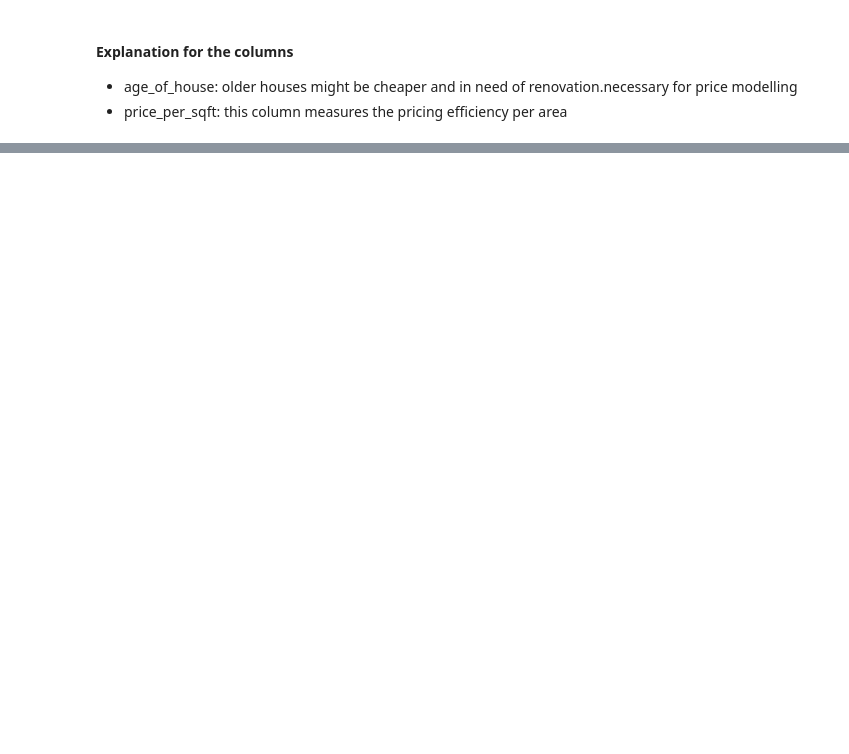
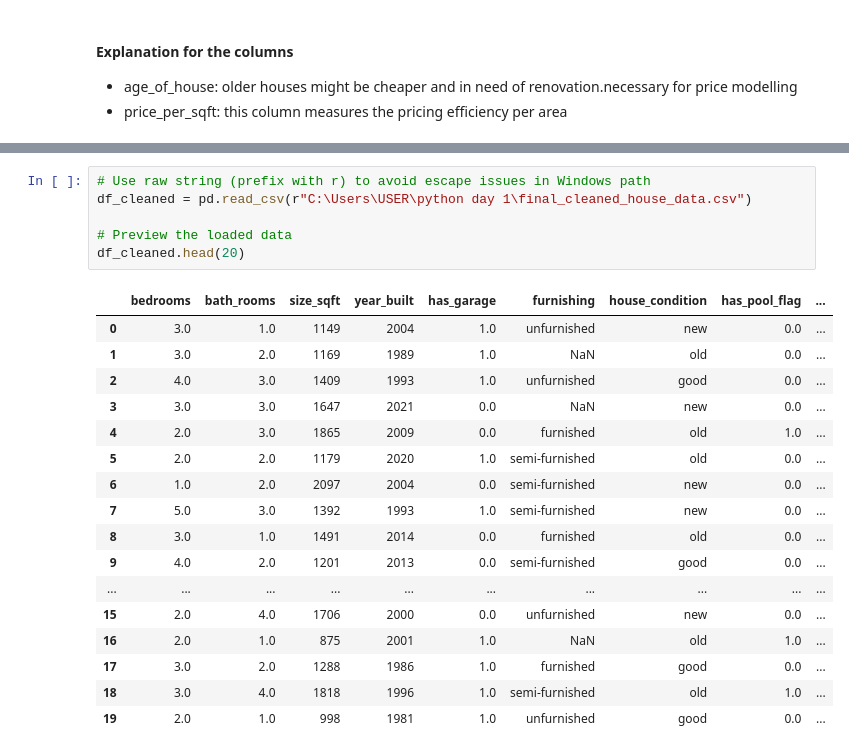
Before and after one commit to anangwemike/assingments, a Jupyter notebook: Python Assignment/House price prediction assignment.ipynb, the cells around one changed output, grey strips where cells are left out. Drawn from its saved outputs; the diff is of its cells as text; blank space fills up the shorter version.

```diff
--- a/Python Assignment/House price prediction assignment.ipynb
+++ b/Python Assignment/House price prediction assignment.ipynb
@@ -273,0 +493,24 @@ df[["year_built", "age_of_house", "size_sqft", "price", "price_per_sqft", "has_g
+# %%
+# Use raw string (prefix with r) to avoid escape issues in Windows path
+df_cleaned = pd.read_csv(r"C:\Users\USER\python day 1\final_cleaned_house_data.csv")
+
+# Preview the loaded data
+df_cleaned.head(20)
+# %% [output]
+|  | bedrooms | bath_rooms | size_sqft | year_built | has_garage | furnishing | house_condition | has_pool_flag | ... |
+| 0 | 3.0 | 1.0 | 1149 | 2004 | 1.0 | unfurnished | new | 0.0 | ... |
+| 1 | 3.0 | 2.0 | 1169 | 1989 | 1.0 | NaN | old | 0.0 | ... |
+| 2 | 4.0 | 3.0 | 1409 | 1993 | 1.0 | unfurnished | good | 0.0 | ... |
+| 3 | 3.0 | 3.0 | 1647 | 2021 | 0.0 | NaN | new | 0.0 | ... |
+| 4 | 2.0 | 3.0 | 1865 | 2009 | 0.0 | furnished | old | 1.0 | ... |
+| 5 | 2.0 | 2.0 | 1179 | 2020 | 1.0 | semi-furnished | old | 0.0 | ... |
+| 6 | 1.0 | 2.0 | 2097 | 2004 | 0.0 | semi-furnished | new | 0.0 | ... |
+| 7 | 5.0 | 3.0 | 1392 | 1993 | 1.0 | semi-furnished | new | 0.0 | ... |
+| 8 | 3.0 | 1.0 | 1491 | 2014 | 0.0 | furnished | old | 0.0 | ... |
+| 9 | 4.0 | 2.0 | 1201 | 2013 | 0.0 | semi-furnished | good | 0.0 | ... |
+| ... | ... | ... | ... | ... | ... | ... | ... | ... | ... |
+| 15 | 2.0 | 4.0 | 1706 | 2000 | 0.0 | unfurnished | new | 0.0 | ... |
+| 16 | 2.0 | 1.0 | 875 | 2001 | 1.0 | NaN | old | 1.0 | ... |
+| 17 | 3.0 | 2.0 | 1288 | 1986 | 1.0 | furnished | good | 0.0 | ... |
+| 18 | 3.0 | 4.0 | 1818 | 1996 | 1.0 | semi-furnished | old | 1.0 | ... |
+| 19 | 2.0 | 1.0 | 998 | 1981 | 1.0 | unfurnished | good | 0.0 | ... |
```
Also changed, not shown: parts of 35 cells of this notebook.
